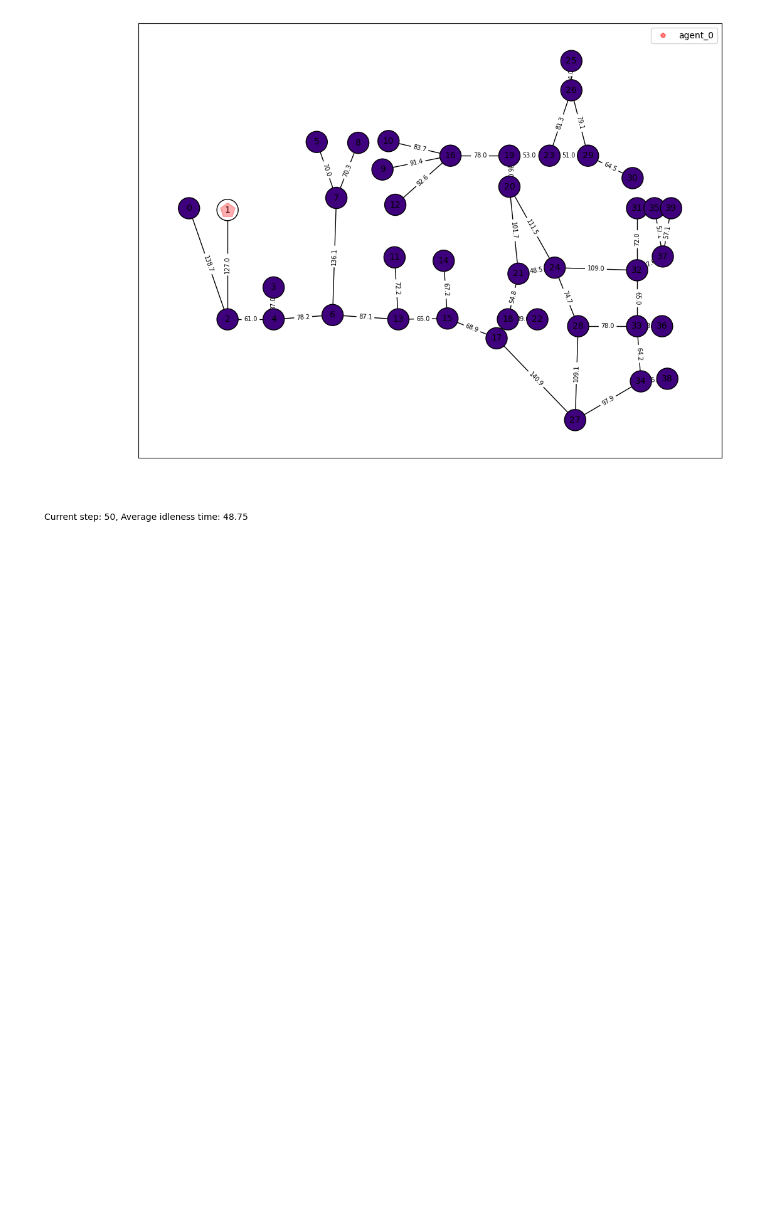
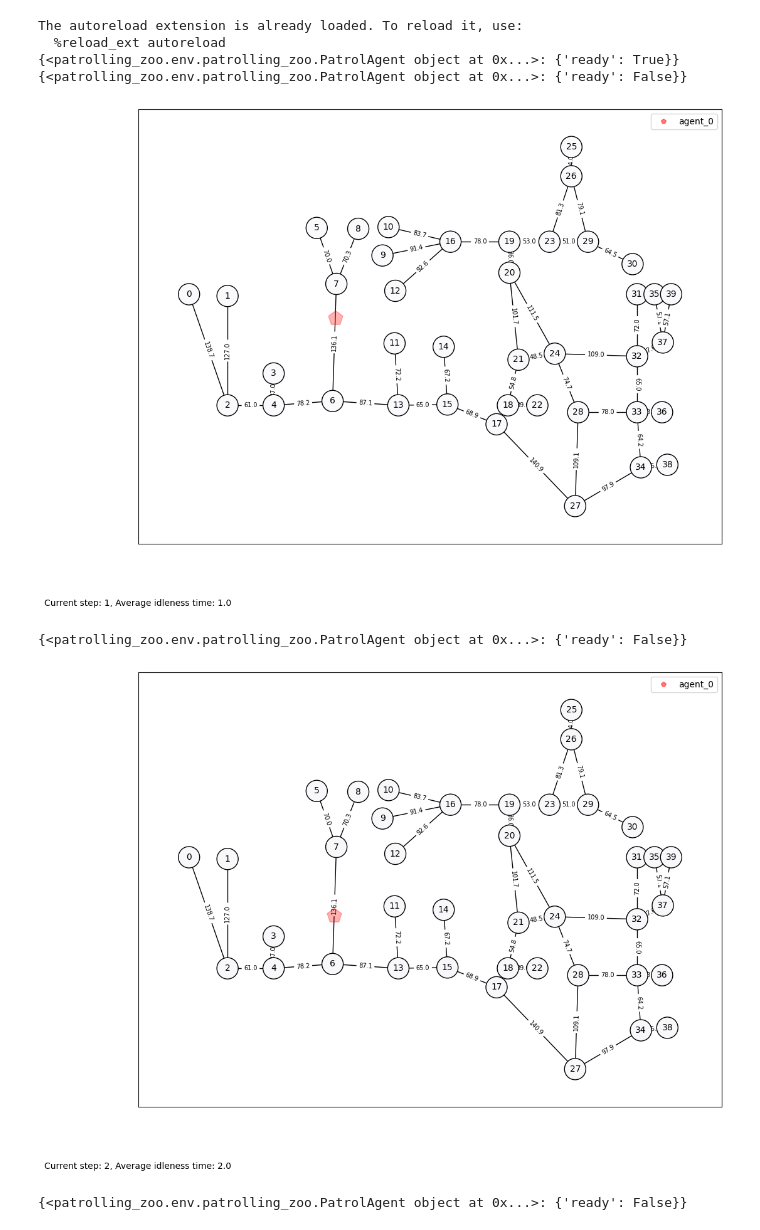
Before and after one commit to NU-IDEAS-Lab/patrolling_zoo, a Jupyter notebook: random_actions.ipynb, the cells around one changed output. Drawn from its saved outputs; the diff is of its cells as text; code cells hidden in the pictures; blank space fills up the shorter version.

Commit message:
Added agent readiness info.

```diff
--- a/random_actions.ipynb
+++ b/random_actions.ipynb
@@ -4,36 +4,47 @@
 
 from IPython.display import clear_output
 from patrolling_zoo.patrolling_zoo_v0 import parallel_env, PatrolGraph
 from patrolling_zoo.env.communication_model import CommunicationModel
 
 patrolGraph = PatrolGraph("patrolling_zoo/env/cumberland.graph")
 env = parallel_env(patrolGraph, 1,
-                   speed = 10.0,
+                   speed = 40.0,
                 #    observation_radius = 0,
                 #    comms_model = CommunicationModel("bernoulli"),
                    require_explicit_visit=True
 )
 
-observations = env.reset(seed=42)
+observations, infos = env.reset(seed=42)
+
+print(infos)
 
 # We temporarily fix the actions to a single node visit for each agent.
 # actions = {agent: env.action_space(agent).sample() for agent in env.agents}
-actions = {agent: 1 for agent in env.agents}
+actions = {agent: 6 for agent in env.agents}
 
 i = 0
 while env.agents:
     # this is where you would insert your policy
     # actions = {agent: env.action_space(agent).sample() for agent in env.agents}
 
     observations, rewards, terminations, truncations, infos = env.step(actions)
 
-    clear_output(wait=True)
+    print(infos)
+
+    # clear_output(wait=True)
     env.render()
 
     # actions = {agent: 0 for agent in env.agents}
     i += 1
-    if i >= 50:
+    if i >= 5:
         break
 env.close()
 # %% [output]
+The autoreload extension is already loaded. To reload it, use:
+  %reload_ext autoreload
+{<patrolling_zoo.env.patrolling_zoo.PatrolAgent object at 0x...>: {'ready': True}}
+{<patrolling_zoo.env.patrolling_zoo.PatrolAgent object at 0x...>: {'ready': False}}
-[figure, old version]
+[figure, new version]
+{<patrolling_zoo.env.patrolling_zoo.PatrolAgent object at 0x...>: {'ready': False}}
+[figure, added]
+{<patrolling_zoo.env.patrolling_zoo.PatrolAgent object at 0x...>: {'ready': False}}
```
Also changed, not shown: parts of 4 cells of this notebook, 1 other file.
